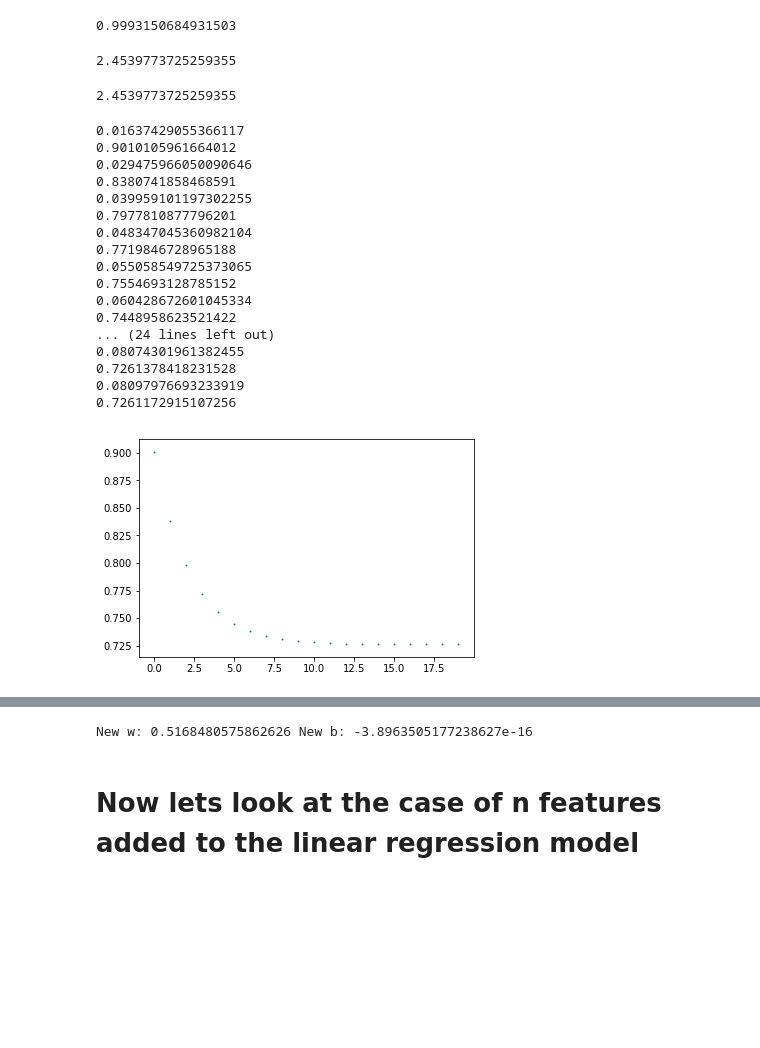
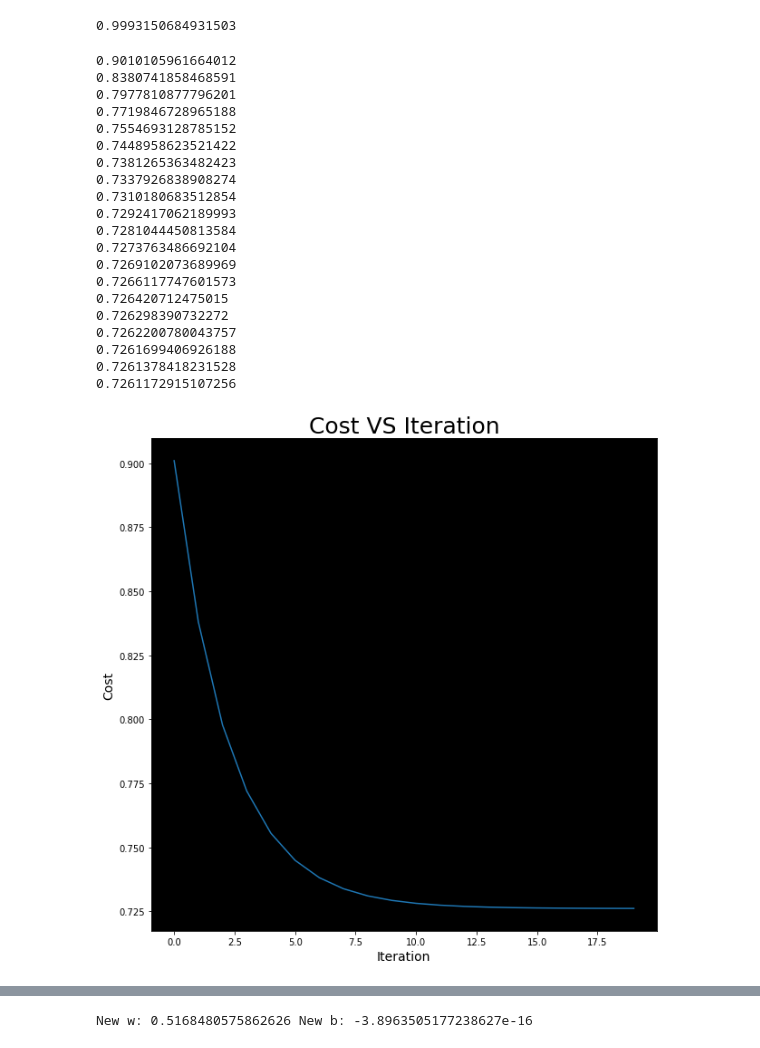
Before and after one commit to MangoFiasco/CISAssignment1, a Jupyter notebook: Assignment 1.ipynb, the cells around one changed output, grey strips where cells are left out. Saved outputs shown, nothing was run; the diff lists cells and outputs as text; code cells hidden in the pictures; blank space fills up the shorter version.

```diff
--- a/Assignment 1.ipynb
+++ b/Assignment 1.ipynb
@@ -56,16 +56,15 @@ When we are starting with a dummy line we try and make it close to the line of b
 # %%
 #lotArea Vs Price Model
 
-X = lotArea
+X = all["LotArea"]
 Y = price
 n = lotArea.shape[0]
-print(n)
 plt.figure(figsize=(10,10))
 plt.scatter(X,Y,3)
-plt.xlim(0,60000)
+plt.xlim(-2.5,5)
 w = 0.
 b = 0.
-x = np.array(range(0,60000,1))
+x = np.array(range(-10,10,1))
 y = (w*x + b)
 plt.plot(x,y)
 plt.show()
@@ -89,11 +87,13 @@ print(getLoss(features["YearB"],Y,w,b))
 # %% [output]
 0.9993150684931503
 # %%
-# GRADIENT DECENT!
+# GRADIENT DECENT! (single variable)
 
 def GradientDecent(w,b,X,y,learningRate,attempt):
     desc = 0
     err = []
+    gw = []
+    gb =[]
     while desc < attempt:
         yGuess = w * X + b
         wGrd = -(2/n) * sum(X * (Y - yGuess))
@@ -101,11 +101,19 @@ def GradientDecent(w,b,X,y,learningRate,attempt):
 
         newW = w - wGrd/learningRate
         newB = b - bGrd/learningRate
+        gw.append(newW)
+        gb.append(newB)
         err.append(mvLoss(X,Y,[newB,newW]))
         w = newW
         b = newB
         desc = desc + 1
-    plt.scatter(range(0,attempt),err,1)
+
+    plt.figure(figsize=(10,10))
+    plt.plot(range(0,attempt),err)
+    plt.title('Cost VS Iteration',fontsize=25)
+    plt.rcParams['axes.facecolor'] = 'black'
+    plt.xlabel('Iteration', fontsize=14)
+    plt.ylabel('Cost', fontsize=14)
     plt.show
     return [w,b]
 # %%
@@ -124,40 +132,41 @@ def mvLoss(X,Y,W):
     MSE = MSE / Y.size
     print(MSE)
     return MSE
-mvLoss(features,price,[1,1,1])
-# %% [output]
-2.4539773725259355
-2.4539773725259355
 # %%
-w = 0
-b = 10000
 X = features["YearB"]
 result = GradientDecent(0,0,X,Y,10,20)
 w = result[0]
 b = result[1]
 plt.figure(figsize=(10,10))
 plt.scatter(X,Y,1)
 x = np.array(range(-10,10))
+plt.xlim(-5,2.5)
+plt.ylim(-2,10)
 y = (w*x + b)
+plt.xlabel('Year Built', fontsize=14)
+plt.ylabel('Prices', fontsize=14)
 plt.plot(x,y)
 plt.show()
 print("New w:",w,"New b:",b)
 # %% [output]
-0.01637429055366117
 0.9010105961664012
-0.029475966050090646
 0.8380741858468591
-0.039959101197302255
 0.7977810877796201
-0.048347045360982104
 0.7719846728965188
-0.055058549725373065
 0.7554693128785152
-0.060428672601045334
 0.7448958623521422
-... (24 lines left out)
-0.08074301961382455
+0.7381265363482423
+0.7337926838908274
+0.7310180683512854
+0.7292417062189993
+0.7281044450813584
+0.7273763486692104
+0.7269102073689969
+0.7266117747601573
+0.726420712475015
+0.726298390732272
+0.7262200780043757
+0.7261699406926188
 0.7261378418231528
-0.08097976693233919
 0.7261172915107256
-[figure, old version]
+[figure, new version]
@@ -165,3 +174 @@ print("New w:",w,"New b:",b)
 New w: 0.5168480575862626 New b: -3.8963505177238627e-16
-# %% [markdown]
-# Now lets look at the case of n features added to the linear regression model
```
Also changed, not shown: parts of 8 cells of this notebook.
